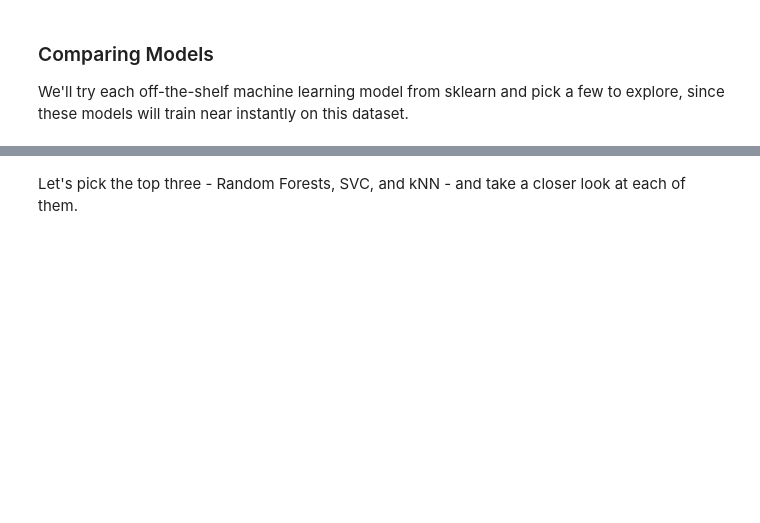
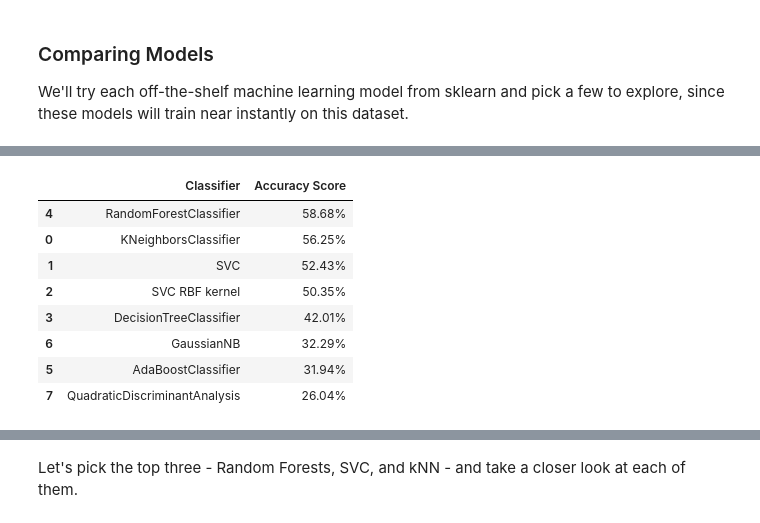
Before and after one commit to sherleen-13/my-repo-1, a Jupyter notebook: Week_3_MachineLearning.ipynb, the cells around one changed output, grey strips where cells are left out. Cells and saved outputs as stored; diff of their text form; code cells hidden in the pictures; blank space fills up the shorter version.

```diff
--- a/Week_3_MachineLearning.ipynb
+++ b/Week_3_MachineLearning.ipynb
@@ -431,10 +459,15 @@ from sklearn.neighbors import KNeighborsClassifier
 # Initialize kNN model
 knn_unscaled = KNeighborsClassifier(n_neighbors=5)
 
-# Fit on unscaled training data
-knn_unscaled.fit(X_train_unscaled, y_train)
+# Check if X_train, y_train, X_test, and y_test are defined
+if 'X_train' in globals() and 'y_train' in globals() and 'X_test' in globals() and 'y_test' in globals():
+    # Fit on unscaled training data
+    knn_unscaled.fit(X_train, y_train)
 
-# Evaluate accuracy
-acc_unscaled = knn_unscaled.score(X_test_unscaled, y_test) * 100
-print(f"Unscaled kNN Test Accuracy: {acc_unscaled:.2f}%")
+    # Evaluate accuracy
+    acc_unscaled = knn_unscaled.score(X_test, y_test) * 100
+    print(f"Unscaled kNN Test Accuracy: {acc_unscaled:.2f}%")
+else:
+    print("Cannot run kNN model: Training and testing data (X_train, y_train, X_test, y_test) are not defined.")
+    print("This usually means no data was loaded or processed in previous steps.")
 # %% [output]
@@ -491,0 +494,69 @@ scores_df.sort_values(by='Accuracy Score',axis=0,ascending=False)
+# %%
+from sklearn.neighbors import KNeighborsClassifier
+from sklearn.svm import SVC
+from sklearn.tree import DecisionTreeClassifier
+from sklearn.ensemble import RandomForestClassifier, AdaBoostClassifier
+from sklearn.naive_bayes import GaussianNB
+from sklearn.discriminant_analysis import QuadraticDiscriminantAnalysis
+
+def make_models():
+    return [
+        KNeighborsClassifier(),
+        SVC(kernel='linear'),
+        SVC(kernel='rbf'),
+        DecisionTreeClassifier(random_state=42),
+        RandomForestClassifier(random_state=42),
+        AdaBoostClassifier(random_state=42),
+        GaussianNB(),
+        QuadraticDiscriminantAnalysis()]
+
+def model_label(model):
+    name = type(model).__name__
+    if name == 'SVC' and model.kernel == 'rbf':
+        name += ' RBF kernel'
+    return name
+
+def run_all(X_tr, X_te, X_ow, y_tr, y_te, y_ow):
+    """Train on RAVDESS-train, score on RAVDESS-test AND on my own clips. Keep the fitted models."""
+    fitted, rows = {}, []
+    for model in make_models():
+        name = model_label(model)
+        try:
+            model.fit(X_tr, y_tr)
+        except np.linalg.LinAlgError:              # newer scikit-learn: QDA errors when 180 features > samples per class
+            print(f'{name}: covariance not full rank, refitting with solver=eigen, shrinkage=0.1')
+            model = QuadraticDiscriminantAnalysis(solver='eigen', shrinkage=0.1).fit(X_tr, y_tr)
+        fitted[name] = model                       # kept so we can reuse it later without refitting
+        rows.append((name, 100*model.score(X_te, y_te), 100*model.score(X_ow, y_ow)))
+    return fitted, rows
+
+def show_table(title, col):
+    t = results_df[['Classifier', col]].sort_values(col, ascending=False)
+    t = t.rename(columns={col: 'Accuracy Score'})
+    t['Accuracy Score'] = t['Accuracy Score'].map(lambda v: f'{v:.2f}%')
+    print(title); display(t)
+
+# Check if necessary data variables are defined before running models
+if 'X_train' in globals() and 'X_test' in globals() and 'X_own' in globals() and \
+   'y_train' in globals() and 'y_test' in globals() and 'y_own' in globals() and \
+   'X_train_scaled' in globals() and 'X_test_scaled' in globals() and 'X_own_scaled' in globals():
+
+    models_unscaled, rows_u = run_all(X_train, X_test, X_own, y_train, y_test, y_own)
+    models_scaled,   rows_s = run_all(X_train_scaled, X_test_scaled, X_own_scaled, y_train, y_test, y_own)
+
+    results_df = pd.DataFrame({
+        'Classifier':        [r[0] for r in rows_u],
+        'RAVDESS unscaled':  [r[1] for r in rows_u],
+        'RAVDESS scaled':    [r[1] for r in rows_s],
+        'Own data unscaled': [r[2] for r in rows_u],
+        'Own data scaled':   [r[2] for r in rows_s]})
+
+    show_table('RAVDESS test set - SCALED',   'RAVDESS scaled')
+    show_table('RAVDESS test set - UNSCALED', 'RAVDESS unscaled')
+    show_table('My own audio (Actor_25) - SCALED',   'Own data scaled')
+    show_table('My own audio (Actor_25) - UNSCALED', 'Own data unscaled')
+    print(f'Note: my own test set has {len(y_own)} clips, so each clip is worth {100/len(y_own):.2f} accuracy points.')
+else:
+    print("Cannot run classification models: Training, testing, or own data variables (e.g., X_train, y_train, X_own_scaled) are not defined.")
+    print("This indicates that no data was loaded or processed in previous steps, or the train-test split was skipped.")
+# %% [output]
@@ -491,0 +564,9 @@ scores_df.sort_values(by='Accuracy Score',axis=0,ascending=False)
+|  | Classifier | Accuracy Score |
+| 4 | RandomForestClassifier | 58.68% |
+| 0 | KNeighborsClassifier | 56.25% |
+| 1 | SVC | 52.43% |
+| 2 | SVC RBF kernel | 50.35% |
+| 3 | DecisionTreeClassifier | 42.01% |
+| 6 | GaussianNB | 32.29% |
+| 5 | AdaBoostClassifier | 31.94% |
+| 7 | QuadraticDiscriminantAnalysis | 26.04% |
```
Also changed, not shown: parts of 28 cells of this notebook.
